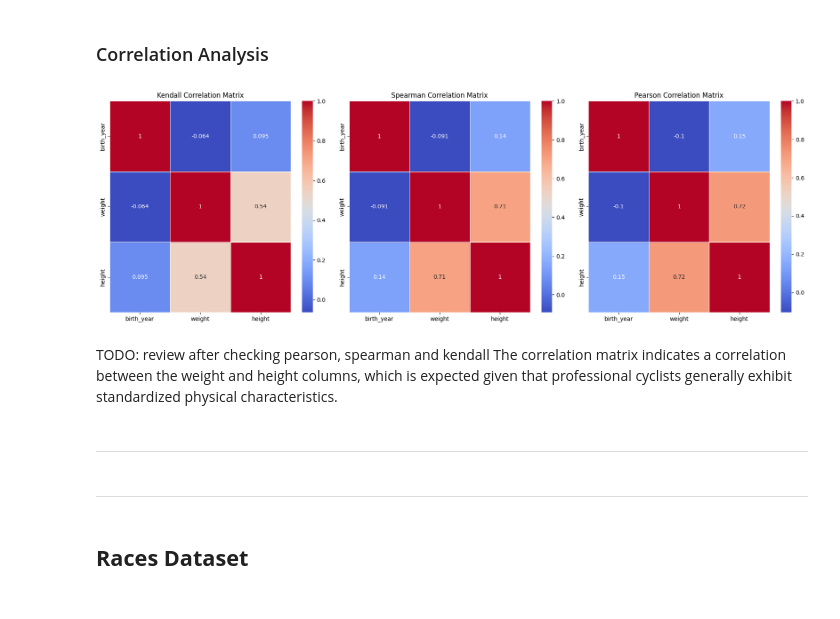
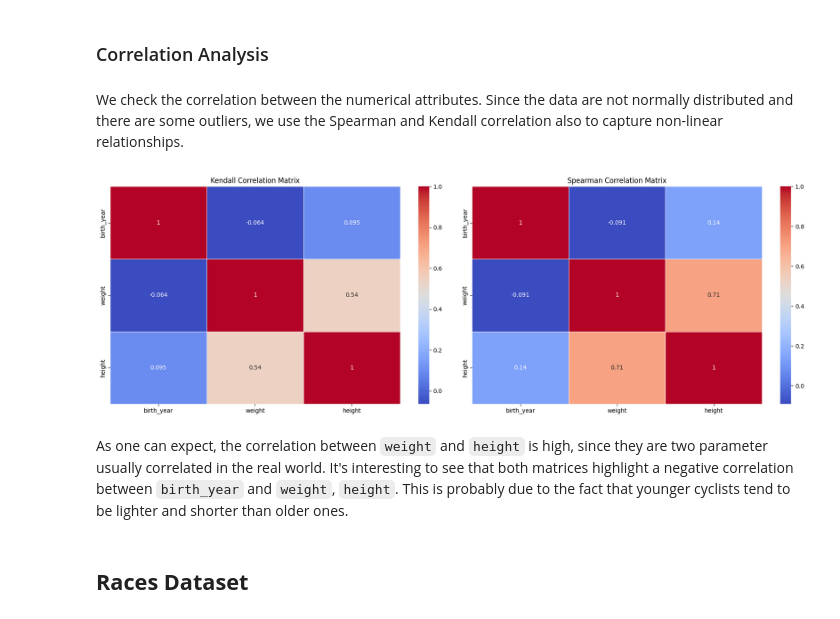
Before and after one commit to effepielle/dm_project24_group_0, a Jupyter notebook: TASK_1/data_understanding.ipynb, the cells around one changed output. Saved outputs shown, nothing was run; the diff lists cells and outputs as text; code cells hidden in the pictures.

````diff
--- a/TASK_1/data_understanding.ipynb
+++ b/TASK_1/data_understanding.ipynb
@@ -17,5 +17,3 @@ from utils import *
 # %%
-cyclists_df = pd.read_csv('dataset/cyclists.csv')
-
-cyclists_numeric = ["birth_year", "height", "weight"]
-cyclists_categorical = ["nationality"]
+cyclists_df = pd.read_csv('../dataset/cyclists.csv')
+cyclists_df.head()
@@ -478,20 +485,17 @@ plt.xticks(rotation=90)
 This plot shows that most cyclists are European, predominantly from Italy, Spain, Belgium, and France, followed by a smaller number from Colombia and the USA.
 # %% [markdown]
 ### Correlation Analysis
+# %% [markdown]
+We check the correlation between the numerical attributes. Since the data are not normally distributed and there are some outliers, we use the Spearman and Kendall correlation also to capture non-linear relationships.
 # %%
 from utils import center_and_scale, correlations, plot_correlations
 
 normalized_cyclist, normalization_scalers_cyclist = center_and_scale(cyclists_df)
-cyclists_corr = correlations(normalized_cyclist, ["kendall", "spearman", "pearson"])
+cyclists_corr = correlations(normalized_cyclist, ["kendall", "spearman"])
 plot_correlations(cyclists_corr)
 # %% [output]
-[figure, old version]
+[figure, new version]
-# %% [markdown]
-TODO: review after checking pearson, spearman and kendall
-The correlation matrix indicates a correlation between the weight and height columns, which is expected given that professional cyclists generally exhibit standardized physical characteristics.
-# %% [markdown]
--------  --------  -------  --------  -------  --------  -------  --------
-# %% [markdown]
--------  --------  -------  --------  -------  --------  -------  --------
+# %% [markdown]
+As one can expect, the correlation between ```weight``` and ```height``` is high, since they are two parameter usually correlated in the real world. It's interesting to see that both matrices highlight a negative correlation between ```birth_year``` and ```weight```, ```height```. This is probably due to the fact that younger cyclists tend to be lighter and shorter than older ones.
 # %% [markdown]
 ## **Races Dataset**
````
Also changed, not shown: parts of 301 cells of this notebook.
